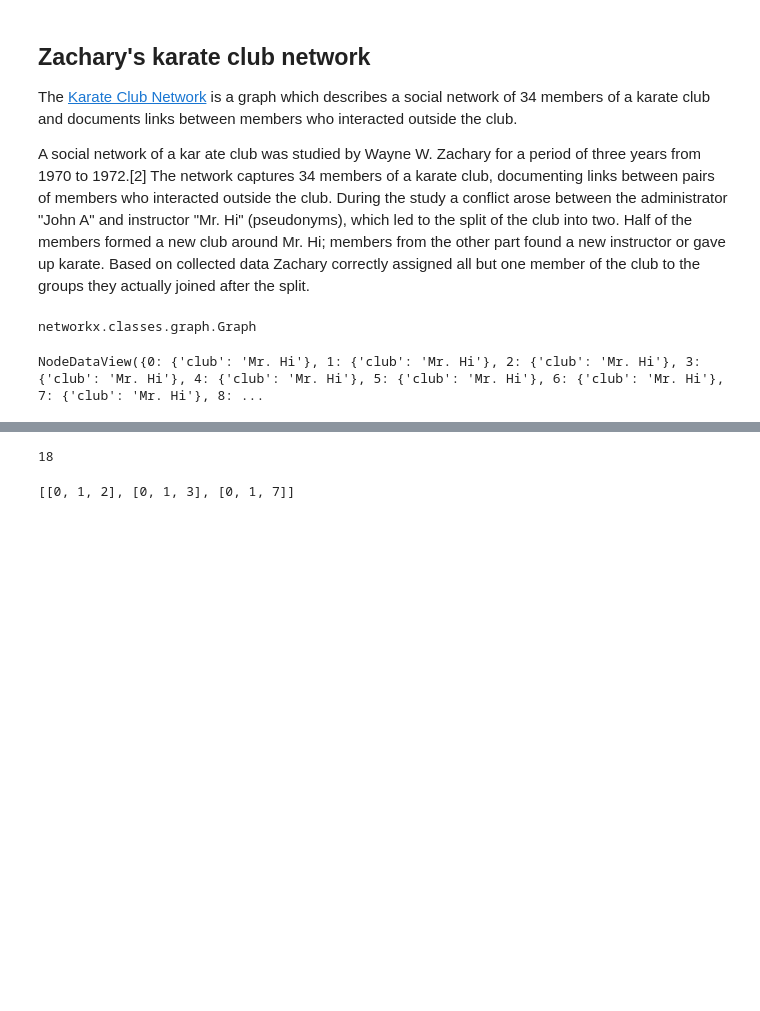
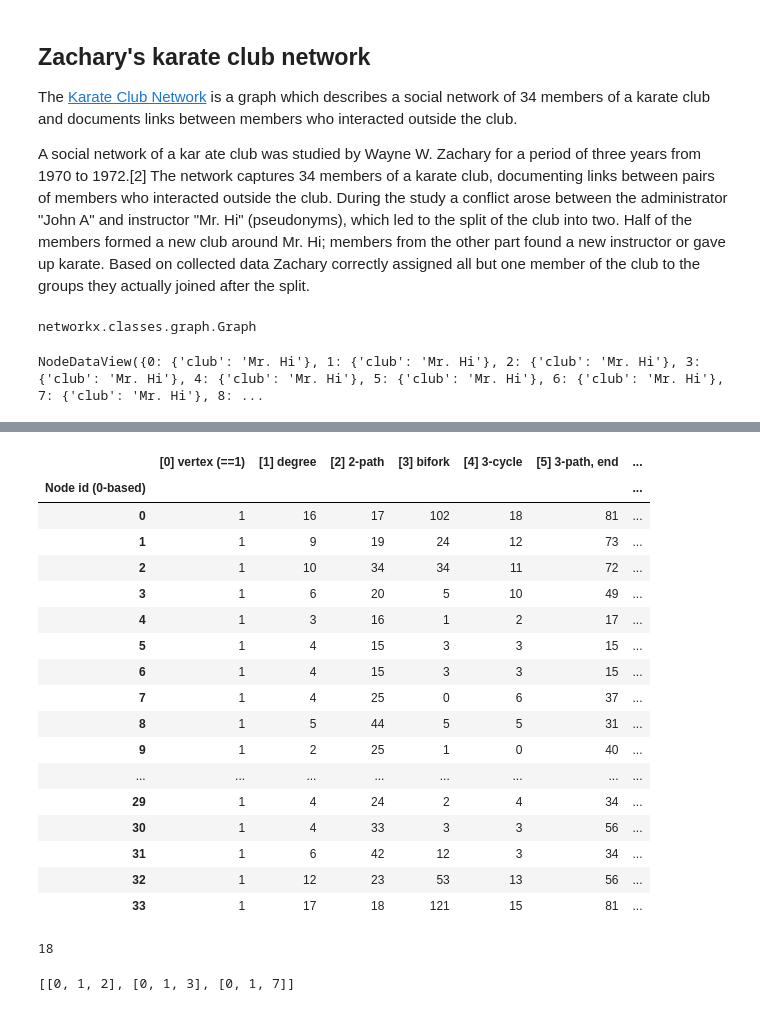
Before and after one commit to jean-kunz/cop_gnn, a Jupyter notebook: nbks/networkx.ipynb, the cells around one changed output, grey strips where cells are left out. Cells and saved outputs as stored; diff of their text form; code cells hidden in the pictures; blank space fills up the shorter version.

Commit message:
add pyfglt

```diff
--- a/nbks/networkx.ipynb
+++ b/nbks/networkx.ipynb
@@ -162,3 +162,7 @@ plot_graph(G)
 
 > Caution
     **Here we don't compute case d**
+# %%
+import pyfglt.fglt as fg
+
+F = fg.compute(G)
@@ -165,3 +171,24 @@ plot_graph(G)
+# %%
+F
+# %% [output]
+|  | [0] vertex (==1) | [1] degree | [2] 2-path | [3] bifork | [4] 3-cycle | [5] 3-path, end | ... |
+| Node id (0-based) |  |  |  |  |  |  | ... |
+| 0 | 1 | 16 | 17 | 102 | 18 | 81 | ... |
+| 1 | 1 | 9 | 19 | 24 | 12 | 73 | ... |
+| 2 | 1 | 10 | 34 | 34 | 11 | 72 | ... |
+| 3 | 1 | 6 | 20 | 5 | 10 | 49 | ... |
+| 4 | 1 | 3 | 16 | 1 | 2 | 17 | ... |
+| 5 | 1 | 4 | 15 | 3 | 3 | 15 | ... |
+| 6 | 1 | 4 | 15 | 3 | 3 | 15 | ... |
+| 7 | 1 | 4 | 25 | 0 | 6 | 37 | ... |
+| 8 | 1 | 5 | 44 | 5 | 5 | 31 | ... |
+| 9 | 1 | 2 | 25 | 1 | 0 | 40 | ... |
+| ... | ... | ... | ... | ... | ... | ... | ... |
+| 29 | 1 | 4 | 24 | 2 | 4 | 34 | ... |
+| 30 | 1 | 4 | 33 | 3 | 3 | 56 | ... |
+| 31 | 1 | 6 | 42 | 12 | 3 | 34 | ... |
+| 32 | 1 | 12 | 23 | 53 | 13 | 56 | ... |
+| 33 | 1 | 17 | 18 | 121 | 15 | 81 | ... |
 # %%
 triangles_per_node = nx.triangles(G)
 triangles_per_node.get(0)
```
Also changed, not shown: parts of 4 cells of this notebook, 2 other files.
